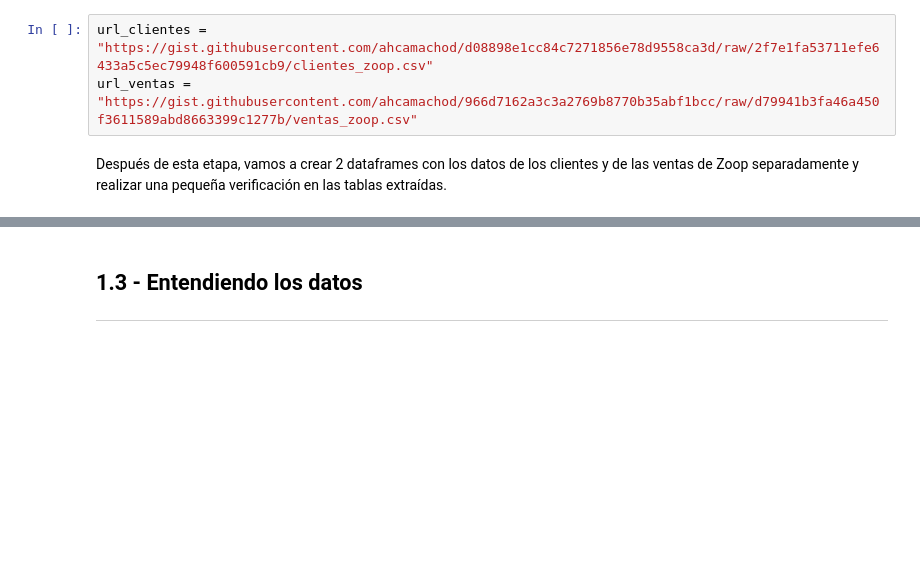
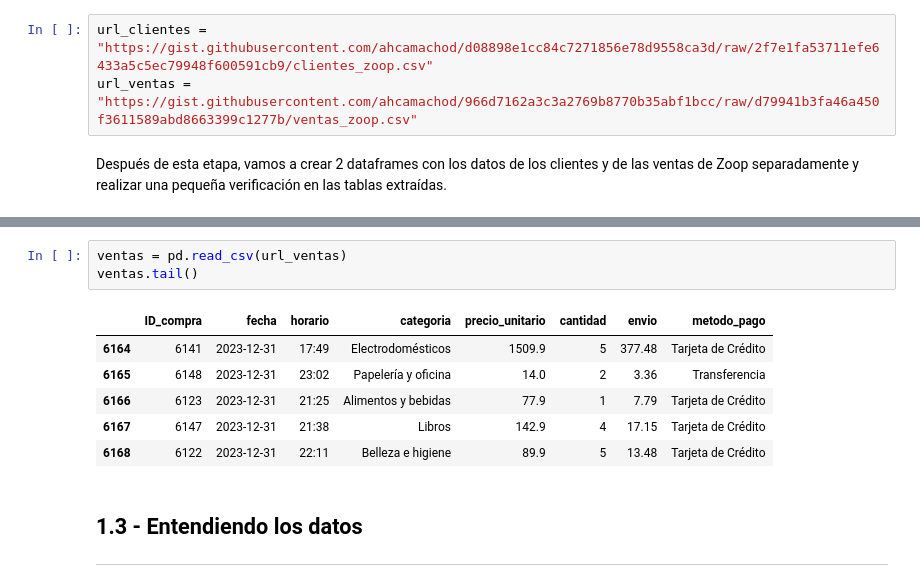
Before and after one commit to MiguelFigueroa02/IA_Ciencia_de_datos, a Jupyter notebook: IA_aplicada_a_ciencia_de_datos.ipynb, the cells around one changed output, grey strips where cells are left out. Drawn from its saved outputs; the diff is of its cells as text; blank space fills up the shorter version.

```diff
--- a/IA_aplicada_a_ciencia_de_datos.ipynb
+++ b/IA_aplicada_a_ciencia_de_datos.ipynb
@@ -49,3 +65,13 @@ Después de esta etapa, vamos a crear 2 dataframes con los datos de los clientes
+# %%
+ventas = pd.read_csv(url_ventas)
+ventas.tail()
+# %% [output]
+|  | ID_compra | fecha | horario | categoria | precio_unitario | cantidad | envio | metodo_pago |
+| 6164 | 6141 | 2023-12-31 | 17:49 | Electrodomésticos | 1509.9 | 5 | 377.48 | Tarjeta de Crédito |
+| 6165 | 6148 | 2023-12-31 | 23:02 | Papelería y oficina | 14.0 | 2 | 3.36 | Transferencia |
+| 6166 | 6123 | 2023-12-31 | 21:25 | Alimentos y bebidas | 77.9 | 1 | 7.79 | Tarjeta de Crédito |
+| 6167 | 6147 | 2023-12-31 | 21:38 | Libros | 142.9 | 4 | 17.15 | Tarjeta de Crédito |
+| 6168 | 6122 | 2023-12-31 | 22:11 | Belleza e higiene | 89.9 | 5 | 13.48 | Tarjeta de Crédito |
 # %% [markdown]
 ## **1.3 - Entendiendo los datos**
 
```
Also changed, not shown: parts of 28 cells of this notebook.
